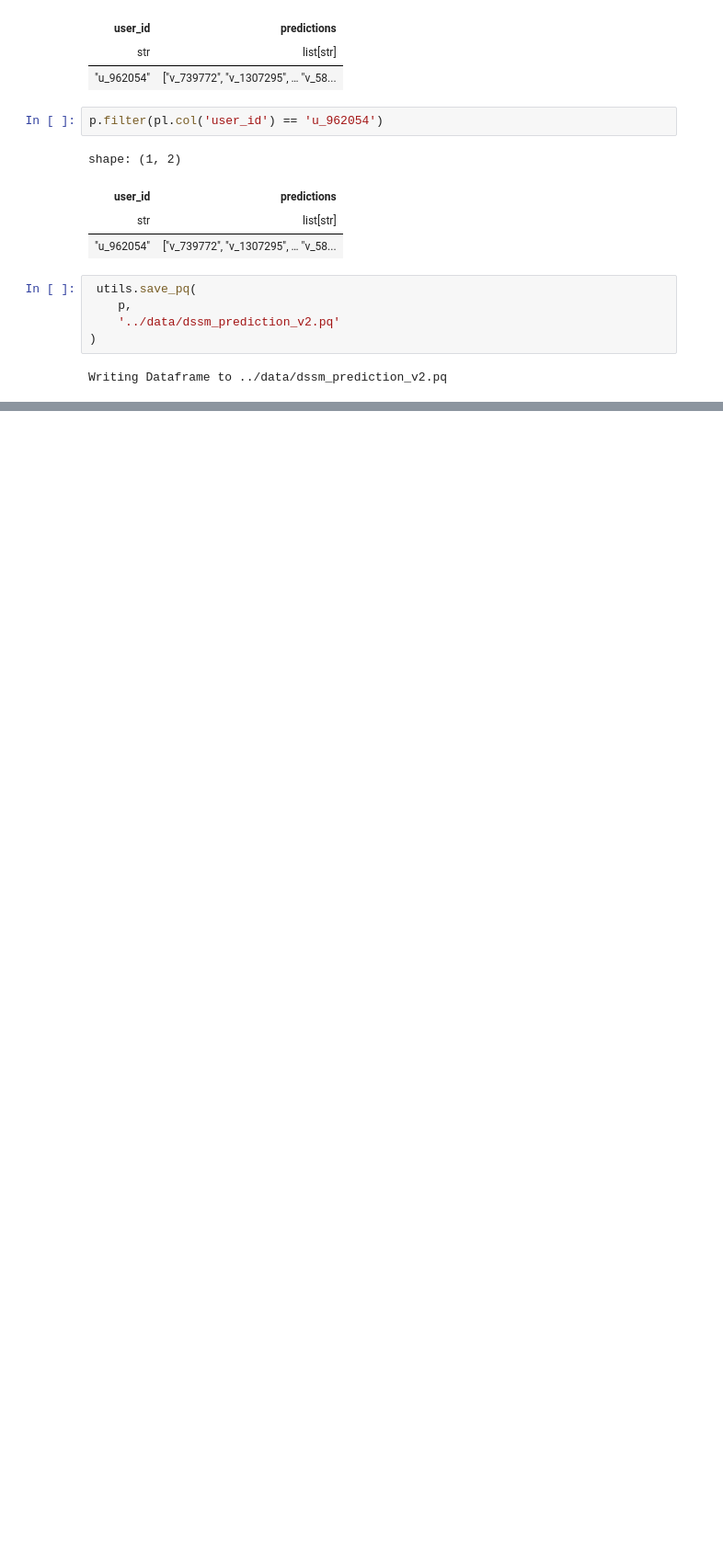
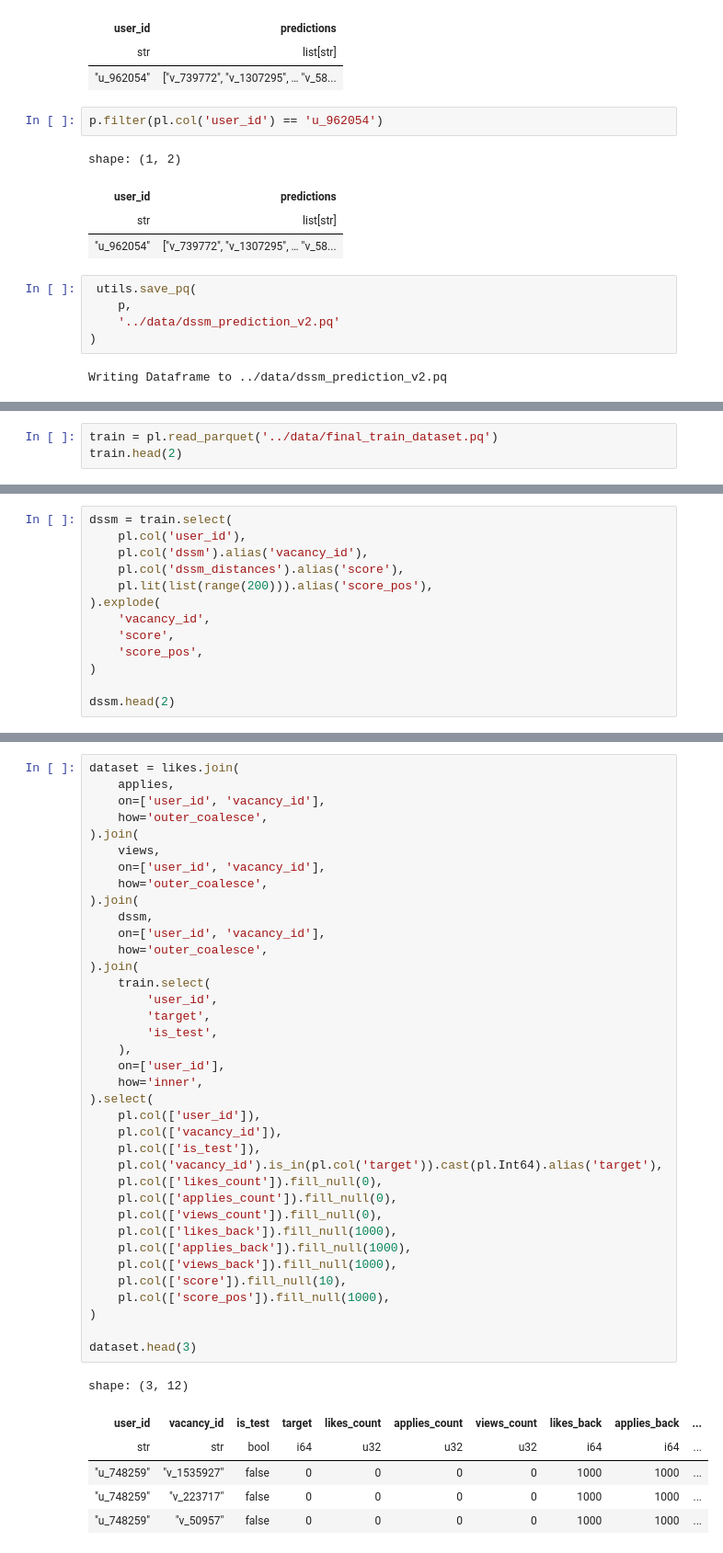
Before and after one commit to roma1n/hh-recsys-cometition, a Jupyter notebook: notebooks/model_application.ipynb, the cells around one changed output, grey strips where cells are left out. Shown at 92% size. Drawn from its saved outputs; the diff is of its cells as text; blank space fills up the shorter version.

```diff
--- a/notebooks/model_application.ipynb
+++ b/notebooks/model_application.ipynb
@@ -850,0 +599,3 @@ log.select(
+# %%
+train = pl.read_parquet('../data/final_train_dataset.pq')
+train.head(2)
@@ -850,0 +658,13 @@ log.select(
+# %%
+dssm = train.select(
+    pl.col('user_id'),
+    pl.col('dssm').alias('vacancy_id'),
+    pl.col('dssm_distances').alias('score'),
+    pl.lit(list(range(200))).alias('score_pos'),
+).explode(
+    'vacancy_id',
+    'score',
+    'score_pos',
+)
+
+dssm.head(2)
@@ -850,0 +677,44 @@ log.select(
+# %%
+dataset = likes.join(
+    applies,
+    on=['user_id', 'vacancy_id'],
+    how='outer_coalesce',
+).join(
+    views,
+    on=['user_id', 'vacancy_id'],
+    how='outer_coalesce',
+).join(
+    dssm,
+    on=['user_id', 'vacancy_id'],
+    how='outer_coalesce',
+).join(
+    train.select(
+        'user_id',
+        'target',
+        'is_test',
+    ),
+    on=['user_id'],
+    how='inner',
+).select(
+    pl.col(['user_id']),
+    pl.col(['vacancy_id']),
+    pl.col(['is_test']),
+    pl.col('vacancy_id').is_in(pl.col('target')).cast(pl.Int64).alias('target'),
+    pl.col(['likes_count']).fill_null(0),
+    pl.col(['applies_count']).fill_null(0),
+    pl.col(['views_count']).fill_null(0),
+    pl.col(['likes_back']).fill_null(1000),
+    pl.col(['applies_back']).fill_null(1000),
+    pl.col(['views_back']).fill_null(1000),
+    pl.col(['score']).fill_null(10),
+    pl.col(['score_pos']).fill_null(1000),
+)
+
+dataset.head(3)
+# %% [output]
+shape: (3, 12)
+| user_id | vacancy_id | is_test | target | likes_count | applies_count | views_count | likes_back | applies_back | ... |
+| str | str | bool | i64 | u32 | u32 | u32 | i64 | i64 | ... |
+| "u_748259" | "v_1535927" | false | 0 | 0 | 0 | 0 | 1000 | 1000 | ... |
+| "u_748259" | "v_223717" | false | 0 | 0 | 0 | 0 | 1000 | 1000 | ... |
+| "u_748259" | "v_50957" | false | 0 | 0 | 0 | 0 | 1000 | 1000 | ... |
```
Also changed, not shown: parts of 59 cells of this notebook, 11 other files.
